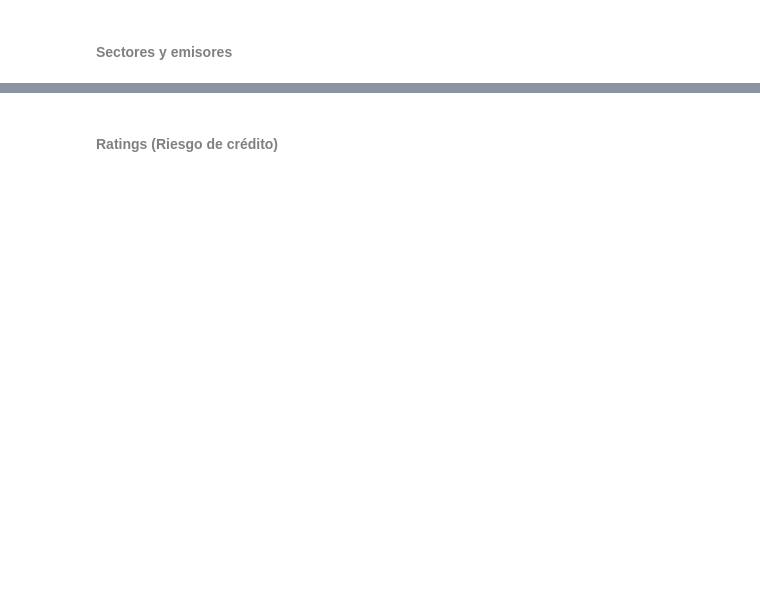
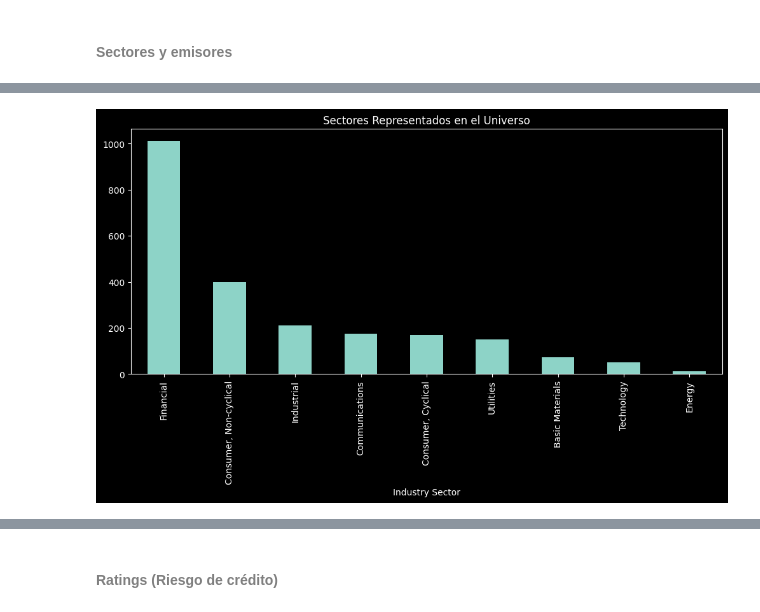
Before and after one commit to danielgarcialop18-cell/Tarea2_RentaFija_DanielGarciaLopez, a Jupyter notebook: Tarea 2_RentaFija_DanielGarciaLopez.ipynb, the cells around one changed output, grey strips where cells are left out. Cells and saved outputs as stored; diff of their text form; code cells hidden in the pictures; blank space fills up the shorter version.

```diff
--- a/Tarea 2_RentaFija_DanielGarciaLopez.ipynb
+++ b/Tarea 2_RentaFija_DanielGarciaLopez.ipynb
@@ -94,0 +320,7 @@ Entre otras, plantéate cuestiones como:
+# %%
+# Distribución de Sectores
+df["Industry Sector"].value_counts().head(15).plot(kind="bar", figsize=(12,5))
+plt.title("Sectores Representados en el Universo")
+plt.show()
+# %% [output]
+[figure, added]
```
Also changed, not shown: parts of 69 cells of this notebook.
